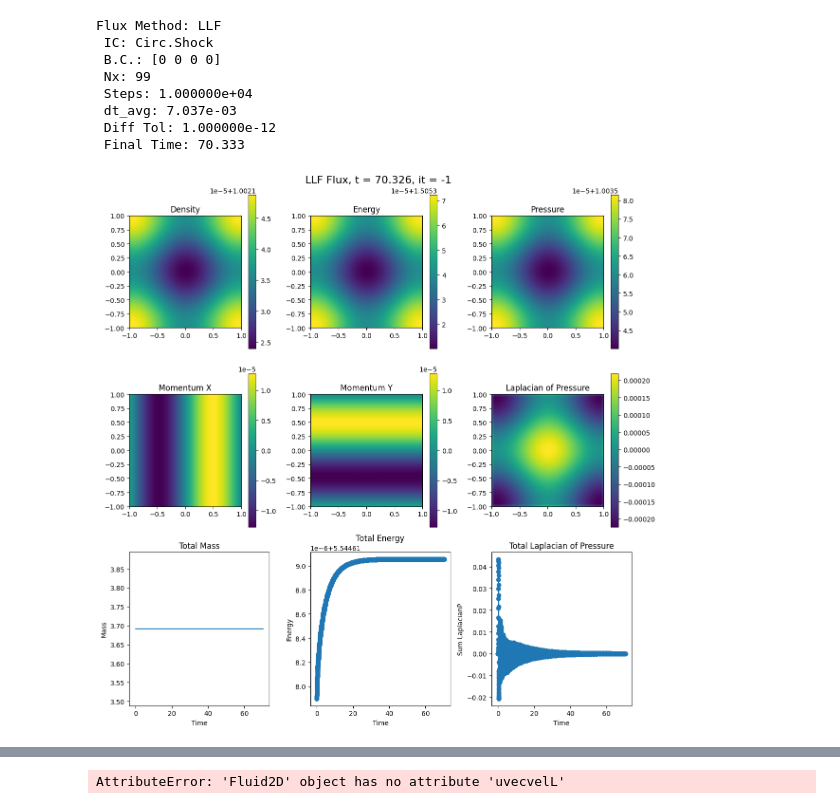
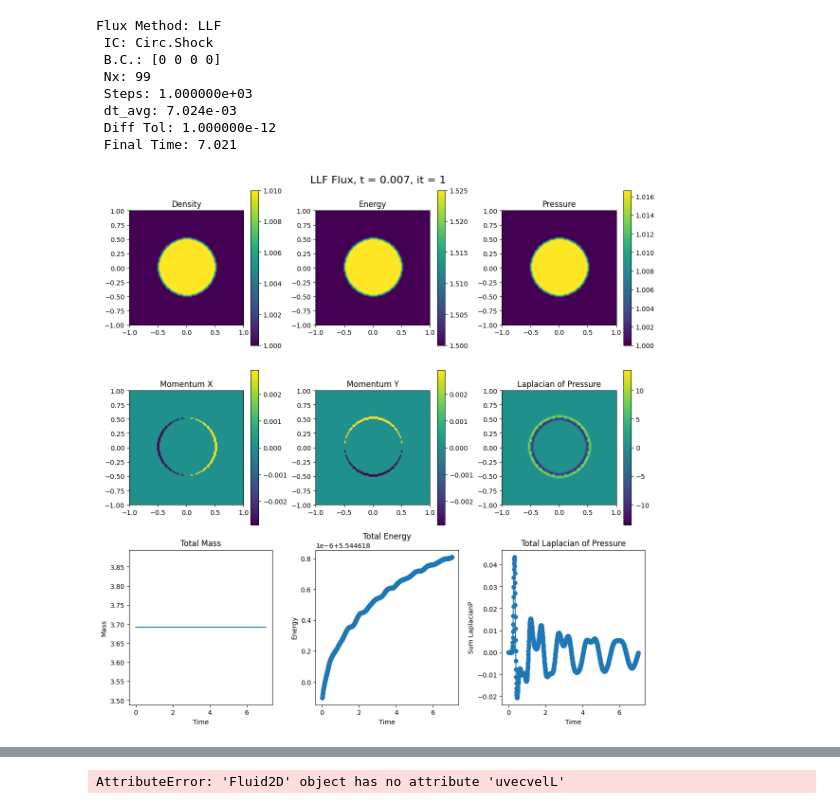
Before and after one commit to Jimbo-Coder/PyFluid, a Jupyter notebook: main.ipynb, the cells around one changed output, grey strips where cells are left out. Saved outputs shown, nothing was run; the diff lists cells and outputs as text; code cells hidden in the pictures.

```diff
--- a/main.ipynb
+++ b/main.ipynb
@@ -535,36 +537,36 @@ class Fluid2D:
         self.gradPs = np.gradient(self.pressures, self.dx,axis=(1,2))
         P_xx, bad = np.gradient(self.gradPs[0],self.dx, axis=(1,2))
         bad,P_yy = np.gradient(self.gradPs[1],self.dx, axis=(1,2))
         self.lapPs = (P_xx + P_yy)
         self.laptots = np.sum(self.lapPs, axis=(1,2)) * self.dx * self.dx
 
 
 x0t = -1.0; x1t = 1.0;  nxt = 99;
-Nsteps =1e4
+Nsteps =1e3
 #IC Key
 #[0 = Central Circular Shock, 1 = Central Square Shock, 2 = Wave, 3 = Vortex]
 ici = 0
 #BC Key
 #[0 = Periodic, 1 = Outflow, 2 = Reflective  ]
 # LHS, RHS, BOTTOM, TOP
 bci = np.array([0,0,0,0])
 #Flux Methods
 #[0 = LLF, 1 = HLLE, 2 = HLLC]
 flux_meth = 0
 state = Fluid2D(x0t, x1t, nxt, ici, bci, Nsteps, flux_meth)
 state.run_and_store()
 
-it = -1
+it = 1
 state.plot_all(it)
 #state.compute_HLL_and_update()
 print(f"Flux Method: {state.fluxname} \n IC: {state.icname} \n B.C.: {bci} \n Nx: {nxt} \n Steps: {Nsteps:5e} \n dt_avg: {state.dt:.3e} \n Diff Tol: {state.difftol:5e} \n Final Time: {state.t:.3f}")
 # %% [output]
 Flux Method: LLF
  IC: Circ.Shock
  B.C.: [0 0 0 0]
  Nx: 99
- Steps: 1.000000e+04
- dt_avg: 7.037e-03
+ Steps: 1.000000e+03
+ dt_avg: 7.024e-03
  Diff Tol: 1.000000e-12
- Final Time: 70.333
+ Final Time: 7.021
-[figure, old version]
+[figure, new version]
```
Also changed, not shown: parts of 3 cells of this notebook.
